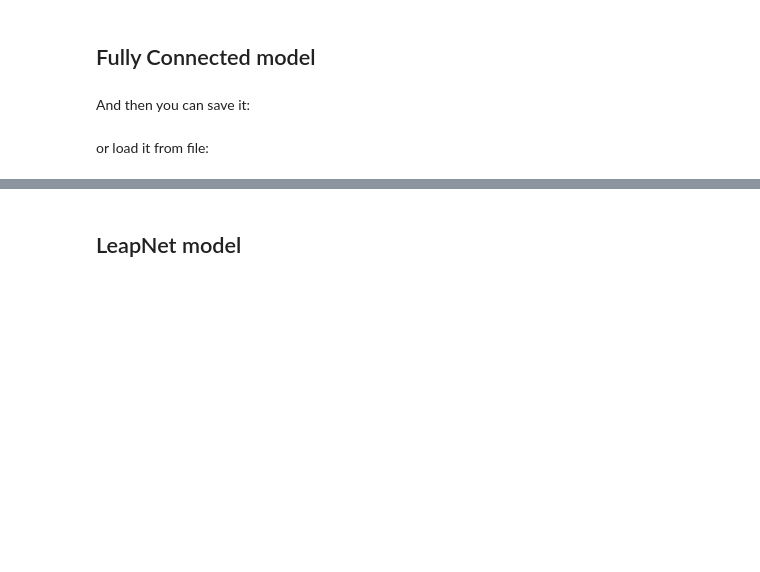
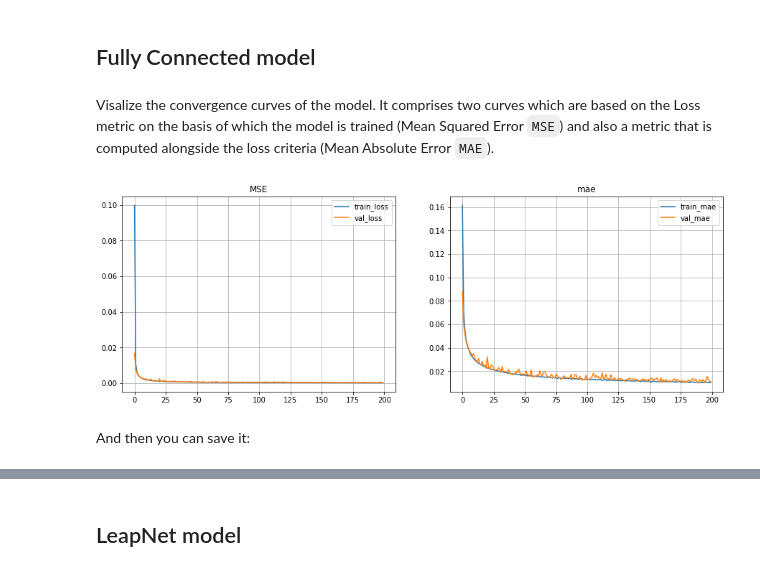
Before and after one commit to IRT-SystemX/LIPS, a Jupyter notebook: getting_started/03_TrainAnAugmentedSimulator.ipynb, the cells around one changed output, grey strips where cells are left out. Drawn from its saved outputs; the diff is of its cells as text; code cells hidden in the pictures; blank space fills up the shorter version.

```diff
--- a/getting_started/03_TrainAnAugmentedSimulator.ipynb
+++ b/getting_started/03_TrainAnAugmentedSimulator.ipynb
@@ -358,8 +178,7 @@ This is it, nothing more is required.
 # %%
-from lips.benchmark import PowerGridBenchmark
 benchmark2 = PowerGridBenchmark(benchmark_name="Benchmark2",
                                 benchmark_path=DATA_PATH,
                                 load_data_set=True,
                                 log_path=LOG_PATH,
-                                config_path=CONFIG_PATH
+                                config_path=BENCH_CONFIG_PATH
                                )
@@ -370,8 +193,8 @@ pprint(benchmark2.config.get_option("eval_dict"))
 # %% [markdown]
 ## Fully Connected model <a class="anchor" id="fc_benchmark2"></a>
 # %%
-from tensorflow.keras.layers import Dense
-from lips.augmented_simulators import FullyConnectedAS
+from lips.augmented_simulators.tensorflow_models import TfFullyConnected
+from lips.dataset.scaler import StandardScaler
 
 # the three lines bellow might be familiar to the tensorflow users. They tell tensorflow to not take all
 # the GPU video RAM for the model.
@@ -380,18 +203,13 @@ physical_devices = tf.config.list_physical_devices('GPU')
 for el in physical_devices:
     tf.config.experimental.set_memory_growth(el, True)
 
-fc_simulator_benchmark2 = FullyConnectedAS(name="FullyConnectedAS_benchmark2",
-                                           benchmark_name="Benchmark2",
-                                           config_path=CONFIG_PATH,
-                                           sizes_layer=(300, 300, 300, 300),
-                                           lr=3e-4,
-                                           layer=Dense,
-                                           layer_act="relu",
-                                           loss="mse",
-                                           batch_size=128,
-                                           log_path=LOG_PATH
-                                          )
+# rebuild the baseline architecture
+tf_fc = TfFullyConnected(name="tf_fc",
+                         bench_config_path=BENCH_CONFIG_PATH,
+                         bench_config_name="Benchmark2",
+                         sim_config_path=SIM_CONFIG_PATH / "tf_fc.ini",
+                         sim_config_name="DEFAULT",
+                         scaler=StandardScaler,
+                         log_path=LOG_PATH)
 # %%
-history_fc_bench2 = fc_simulator_benchmark2.train(nb_iter=50,
-                                                  train_dataset=benchmark2.train_dataset,
-                                                  val_dataset=benchmark2.val_dataset)
+tf_fc.train(train_dataset=benchmark2.train_dataset, val_dataset=benchmark2.val_dataset, epochs=200)
@@ -406,2 +216,8 @@ plt.show()
+# %% [markdown]
+Visalize the convergence curves of the model. It comprises two curves which are based on the Loss metric on the basis of which the model is trained (Mean Squared Error `MSE`) and also a metric that is computed alongside the loss criteria (Mean Absolute Error `MAE`).
+# %%
+tf_fc.visualize_convergence()
+# %% [output]
+[figure, added]
 # %% [markdown]
 And then you can save it:
@@ -411,2 +223,0 @@ fc_simulator_benchmark2.save_metadata(SAVE_PATH)
-# %% [markdown]
-or load it from file:
```
Also changed, not shown: parts of 88 cells of this notebook, 35 other files.
